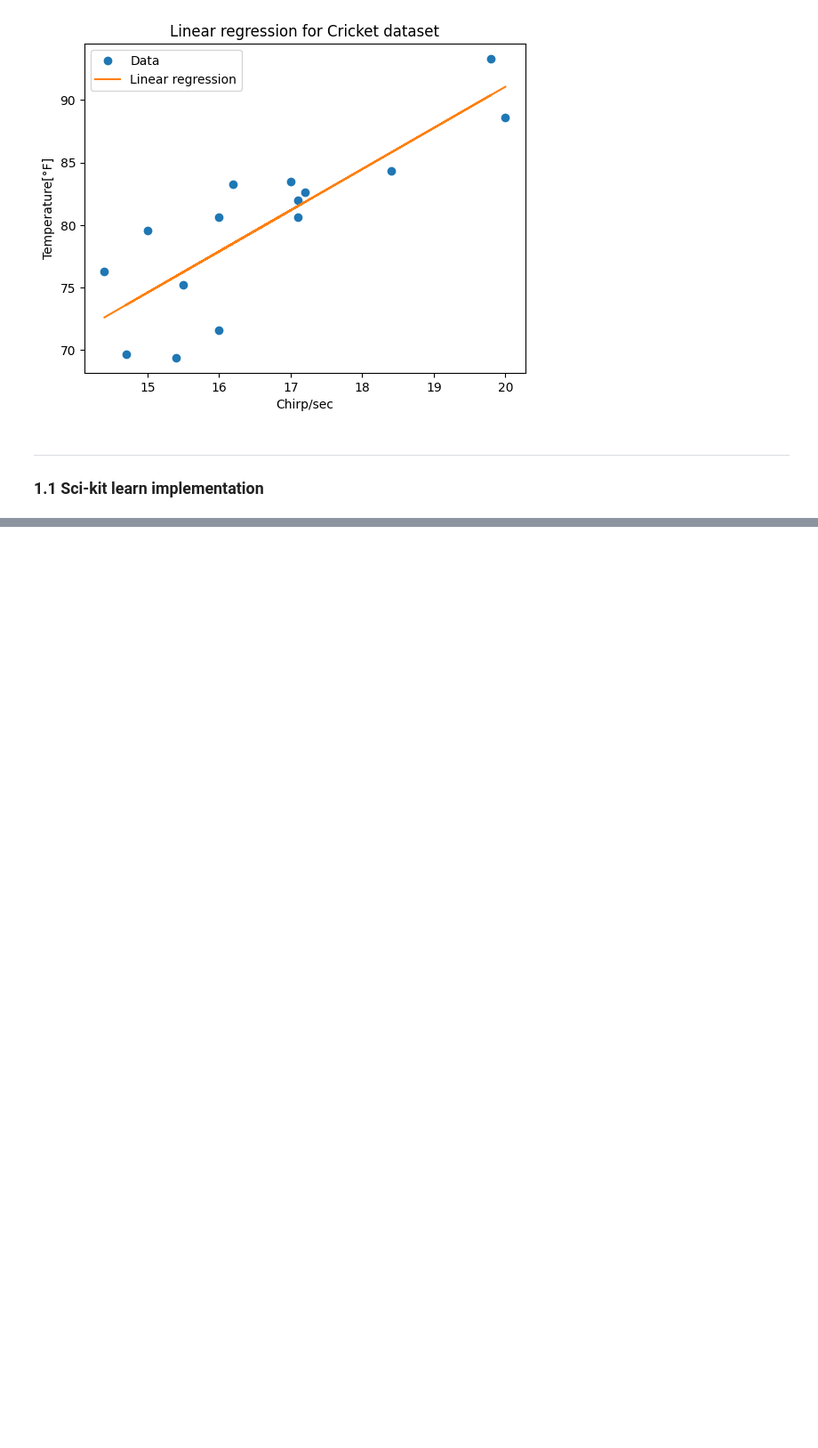
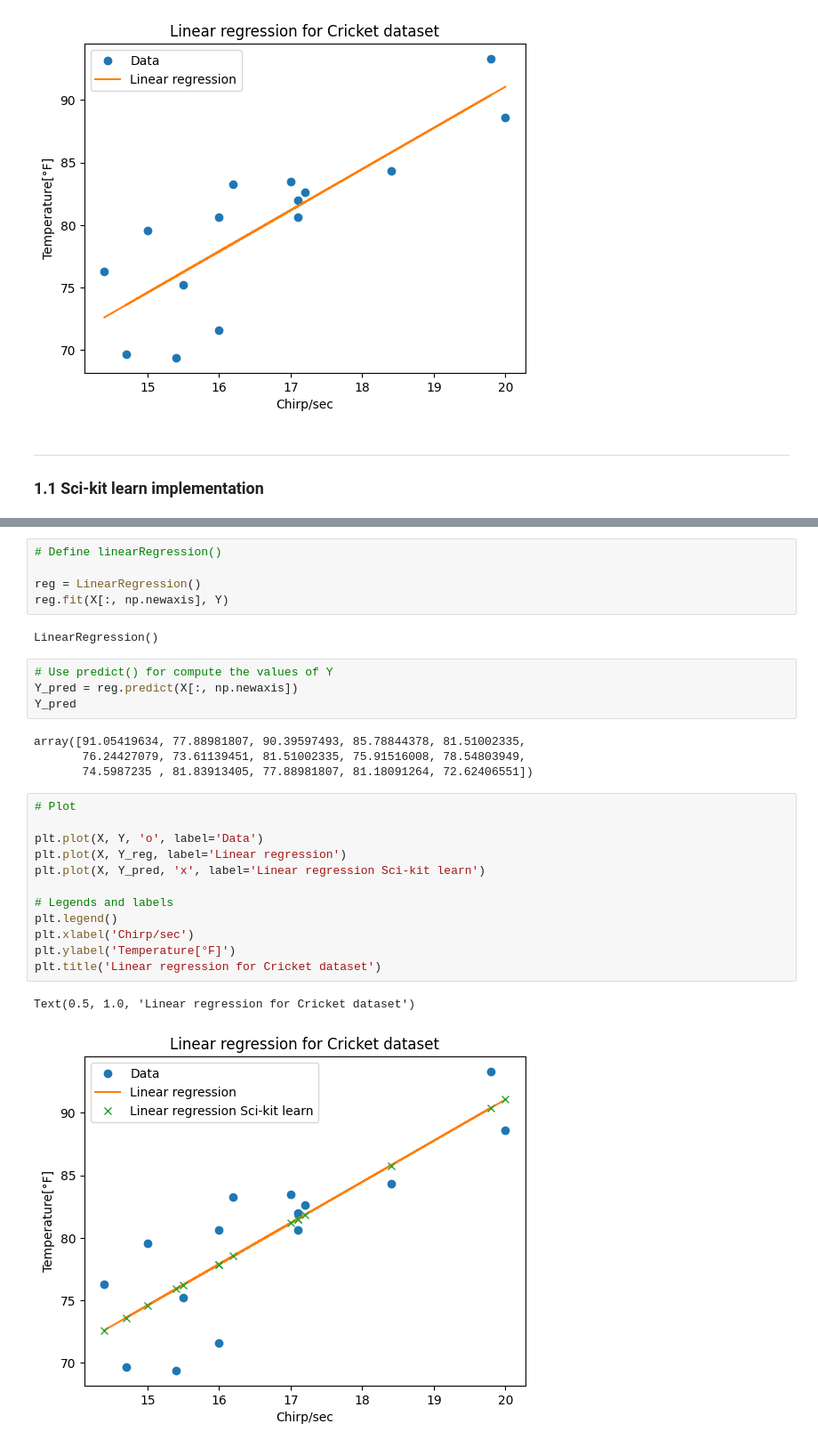
Before and after one commit to MarioSolisB/ML_scratch, a Jupyter notebook: LinearRegression.ipynb, the cells around one changed output, grey strips where cells are left out. Shown: that part at 89% size. Drawn from its saved outputs; the diff is of its cells as text; blank space fills up the shorter version.

```diff
--- a/LinearRegression.ipynb
+++ b/LinearRegression.ipynb
@@ -217,0 +245,30 @@ Text(0.5, 1.0, 'Linear regression for Cricket dataset')
+# %%
+# Define linearRegression()
+
+reg = LinearRegression()
+reg.fit(X[:, np.newaxis], Y)
+# %% [output]
+LinearRegression()
+# %%
+# Use predict() for compute the values of Y
+Y_pred = reg.predict(X[:, np.newaxis])
+Y_pred
+# %% [output]
+array([91.05419634, 77.88981807, 90.39597493, 85.78844378, 81.51002335,
+       76.24427079, 73.61139451, 81.51002335, 75.91516008, 78.54803949,
+       74.5987235 , 81.83913405, 77.88981807, 81.18091264, 72.62406551])
+# %%
+# Plot
+
+plt.plot(X, Y, 'o', label='Data')
+plt.plot(X, Y_reg, label='Linear regression')
+plt.plot(X, Y_pred, 'x', label='Linear regression Sci-kit learn')
+
+# Legends and labels
+plt.legend()
+plt.xlabel('Chirp/sec')
+plt.ylabel('Temperature[°F]')
+plt.title('Linear regression for Cricket dataset')
+# %% [output]
+Text(0.5, 1.0, 'Linear regression for Cricket dataset')
+[figure, added]
```
Also changed, not shown: parts of 4 cells of this notebook.
